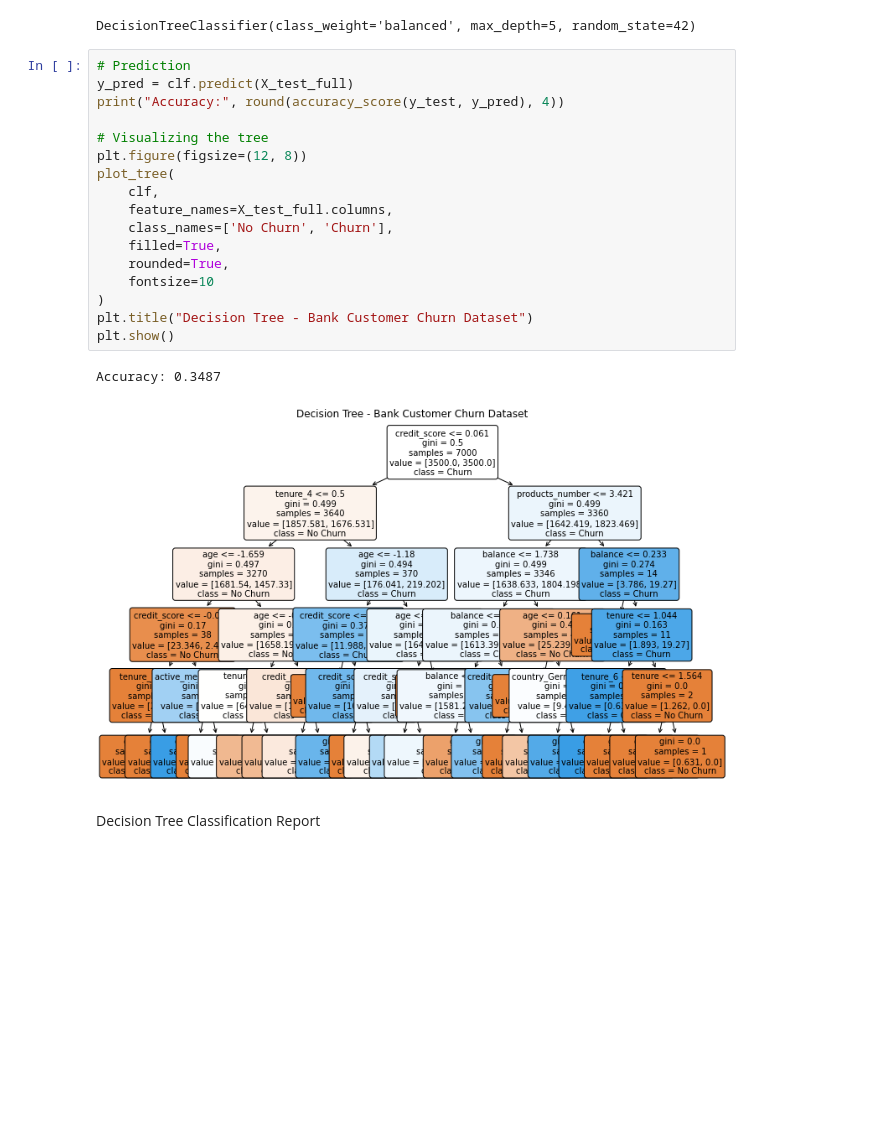
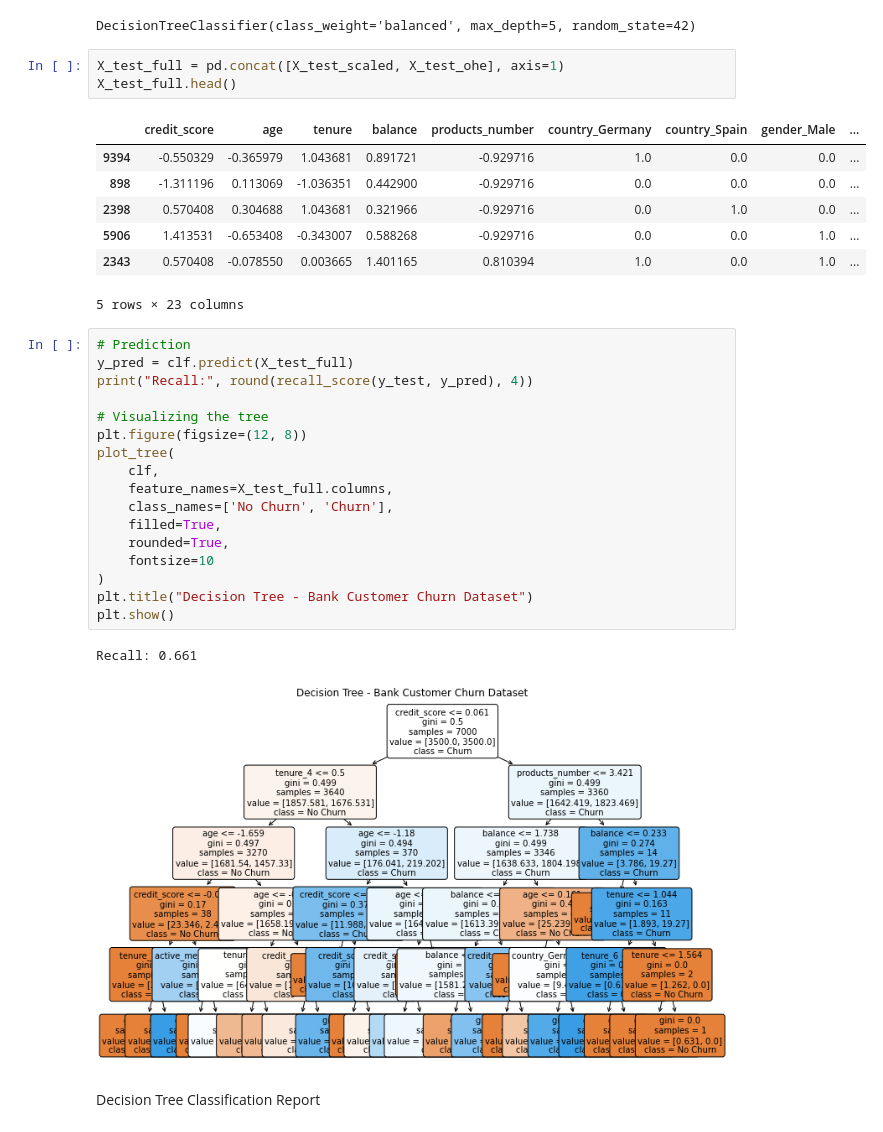
Before and after one commit to kanyua-charity/Bank-Customer-Churn-Prediction, a Jupyter notebook: index.ipynb, the cells around one changed output. Saved outputs shown, nothing was run; the diff lists cells and outputs as text; blank space fills up the shorter version.

```diff
--- a/index.ipynb
+++ b/index.ipynb
@@ -397,10 +414,21 @@ clf = DecisionTreeClassifier(
 clf.fit(X_train_full, y_train)
 # %% [output]
 DecisionTreeClassifier(class_weight='balanced', max_depth=5, random_state=42)
+# %%
+X_test_full = pd.concat([X_test_scaled, X_test_ohe], axis=1)
+X_test_full.head()
+# %% [output]
+|  | credit_score | age | tenure | balance | products_number | country_Germany | country_Spain | gender_Male | ... |
+| 9394 | -0.550329 | -0.365979 | 1.043681 | 0.891721 | -0.929716 | 1.0 | 0.0 | 0.0 | ... |
+| 898 | -1.311196 | 0.113069 | -1.036351 | 0.442900 | -0.929716 | 0.0 | 0.0 | 0.0 | ... |
+| 2398 | 0.570408 | 0.304688 | 1.043681 | 0.321966 | -0.929716 | 0.0 | 1.0 | 0.0 | ... |
+| 5906 | 1.413531 | -0.653408 | -0.343007 | 0.588268 | -0.929716 | 0.0 | 0.0 | 1.0 | ... |
+| 2343 | 0.570408 | -0.078550 | 0.003665 | 1.401165 | 0.810394 | 1.0 | 0.0 | 1.0 | ... |
+5 rows × 23 columns
 # %%
 # Prediction
 y_pred = clf.predict(X_test_full)
-print("Accuracy:", round(accuracy_score(y_test, y_pred), 4))
+print("Recall:", round(recall_score(y_test, y_pred), 4))
 
 # Visualizing the tree
 plt.figure(figsize=(12, 8))
@@ -415,7 +443,7 @@ plot_tree(
 plt.title("Decision Tree - Bank Customer Churn Dataset")
 plt.show()
 # %% [output]
-Accuracy: 0.3487
+Recall: 0.661
 [figure]
 # %% [markdown]
 Decision Tree Classification Report
```
Also changed, not shown: parts of 12 cells of this notebook.
